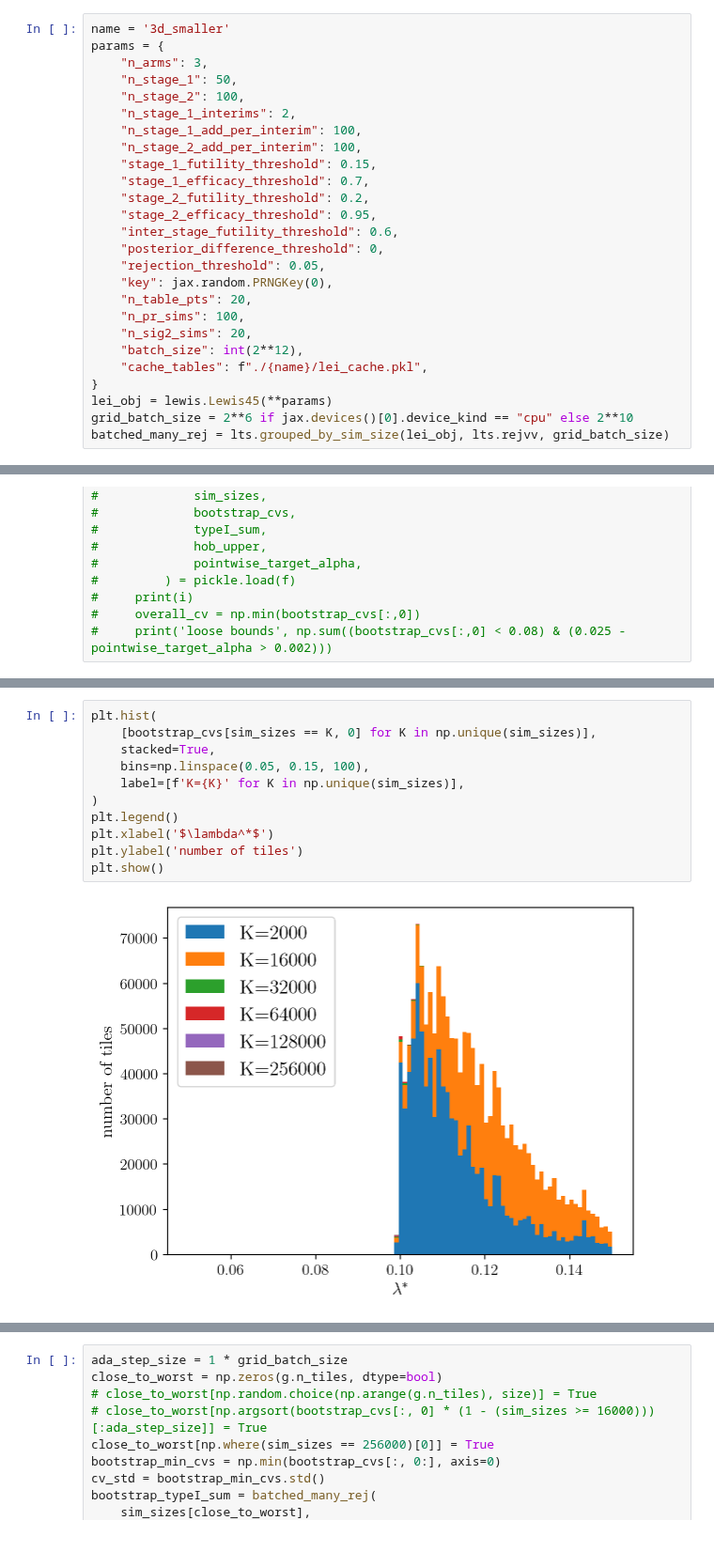
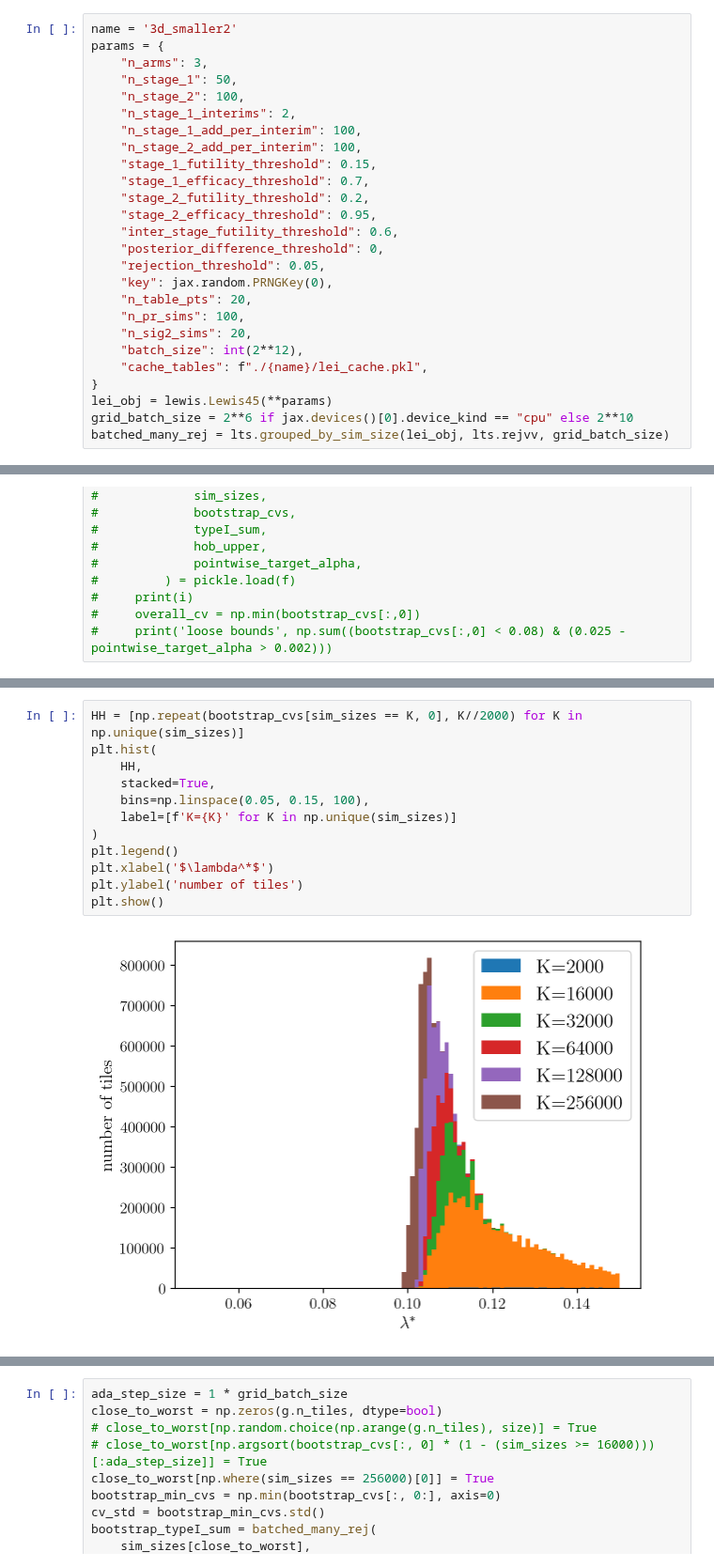
Before and after one commit to Confirm-Solutions/confirmasaurus, a Jupyter notebook: research/adagrid/inspector.ipynb, the cells around one changed output, grey strips where cells are left out. Shown at 94% size. Cells and saved outputs as stored; diff of their text form.

Commit message:
Plots for 3D Lei.

```diff
--- a/research/adagrid/inspector.ipynb
+++ b/research/adagrid/inspector.ipynb
@@ -13,7 +13,7 @@ jax.config.update('jax_platform_name', 'cpu')
 import lewis_tune_sim as lts
 from confirm.lewislib import lewis
 # %%
-name = '3d_smaller'
+name = '3d_smaller2'
 params = {
     "n_arms": 3,
     "n_stage_1": 50,
@@ -123,13 +119,14 @@ np.unique(sim_sizes, return_counts=True)
 # %%
+HH = [np.repeat(bootstrap_cvs[sim_sizes == K, 0], K//2000) for K in np.unique(sim_sizes)]
 plt.hist(
-    [bootstrap_cvs[sim_sizes == K, 0] for K in np.unique(sim_sizes)],
+    HH,
     stacked=True,
     bins=np.linspace(0.05, 0.15, 100),
-    label=[f'K={K}' for K in np.unique(sim_sizes)],
+    label=[f'K={K}' for K in np.unique(sim_sizes)]
 )
 plt.legend()
 plt.xlabel('$\lambda^*$')
 plt.ylabel('number of tiles')
 plt.show()
 # %% [output]
-[figure, old version]
+[figure, new version]
```
Also changed, not shown: parts of 25 cells of this notebook, 2 other files.
